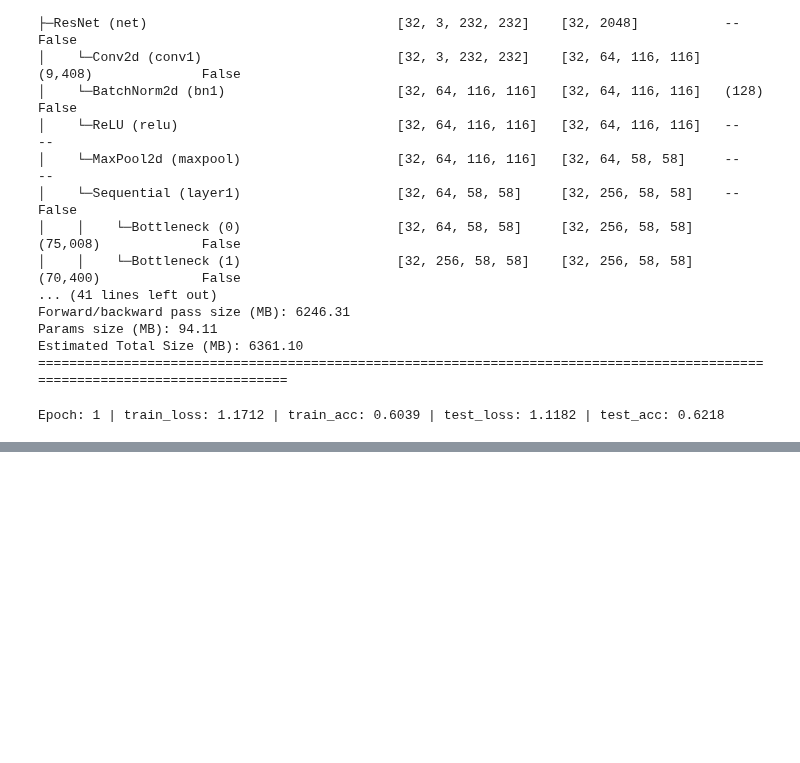
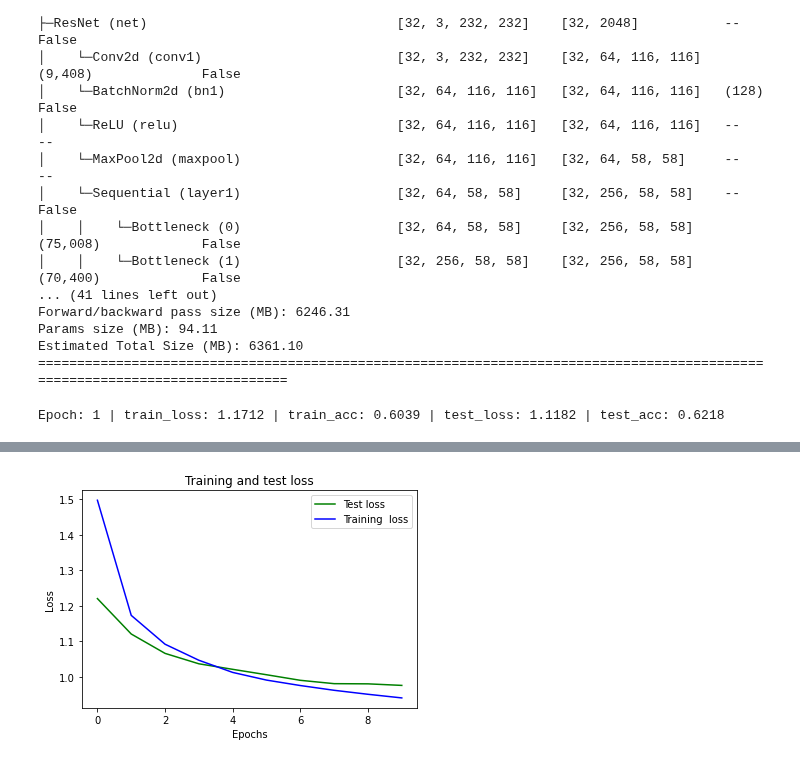
Before and after one commit to wilberquito/AMLProject, a Jupyter notebook: AMLProject_copy.ipynb, the cells around one changed output, grey strips where cells are left out. Drawn from its saved outputs; the diff is of its cells as text; code cells hidden in the pictures; blank space fills up the shorter version.

```diff
--- a/AMLProject_copy.ipynb
+++ b/AMLProject_copy.ipynb
@@ -225,0 +259,10 @@ Epoch: 1 | train_loss: 1.1712 | train_acc: 0.6039 | test_loss: 1.1182 | test_acc
+# %%
+plt.plot(range(0,model['epoch']+1), model['test_loss'], 'g', label='Test loss')
+plt.plot(range(0,model['epoch']+1), model['train_loss'], 'b', label='Training  loss')
+plt.title('Training and test loss')
+plt.xlabel('Epochs')
+plt.ylabel('Loss')
+plt.legend()
+plt.show()
+# %% [output]
+[figure, added]
```
Also changed, not shown: parts of 9 cells of this notebook.
